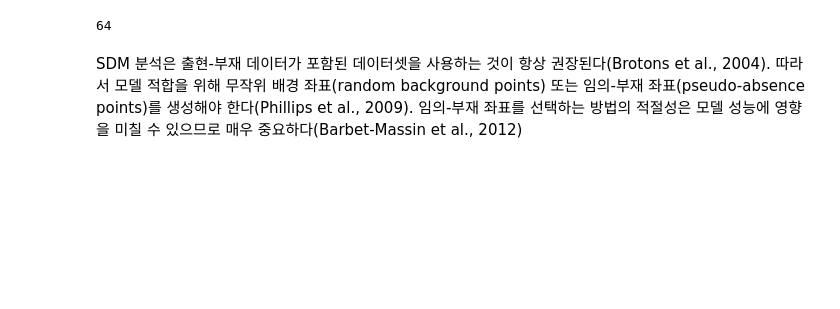
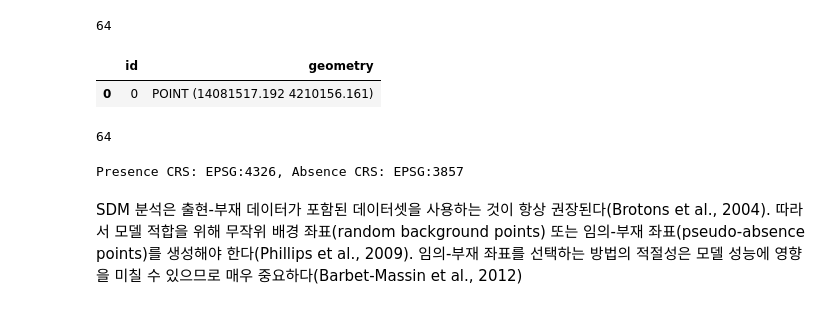
Before and after one commit to osgeokr/kari-sdm, a Jupyter notebook: 002_gbif_pitta_nympha_spatial_filtering.ipynb, the cells around one changed output. Drawn from its saved outputs; the diff is of its cells as text; code cells hidden in the pictures; blank space fills up the shorter version.

```diff
--- a/002_gbif_pitta_nympha_spatial_filtering.ipynb
+++ b/002_gbif_pitta_nympha_spatial_filtering.ipynb
@@ -301,3 +304,17 @@ presence.head(1)
 len(presence)
 # %% [output]
 64
+# %%
+absence = gpd.read_file('absence.gpkg')
+absence.head(1)
+# %% [output]
+|  | id | geometry |
+| 0 | 0 | POINT (14081517.192 4210156.161) |
+# %%
+len(absence)
+# %% [output]
+64
+# %%
+print(f"Presence CRS: {presence.crs}, Absence CRS: {absence.crs}")
+# %% [output]
+Presence CRS: EPSG:4326, Absence CRS: EPSG:3857
```
Also changed, not shown: parts of 6 cells of this notebook.
